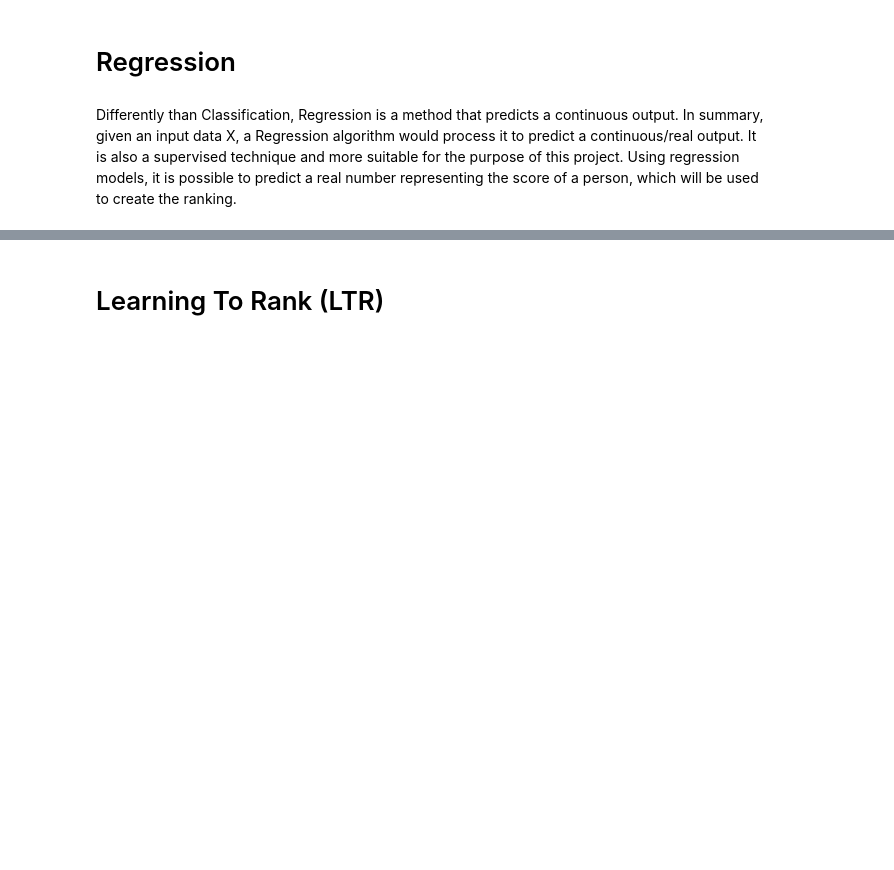
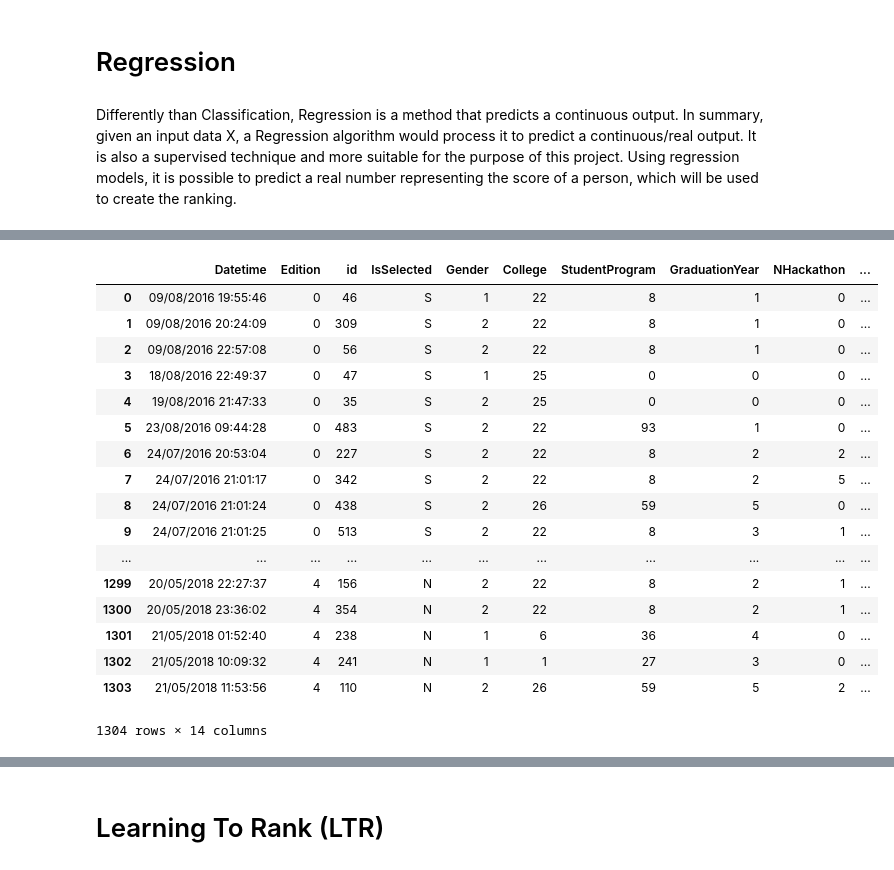
Before and after one commit to yurickyh/HackathonUSPRanking, a Jupyter notebook: HackathonUspRanking.ipynb, the cells around one changed output, grey strips where cells are left out. Cells and saved outputs as stored; diff of their text form; code cells hidden in the pictures; blank space fills up the shorter version.

```diff
--- a/HackathonUspRanking.ipynb
+++ b/HackathonUspRanking.ipynb
@@ -8,0 +45,28 @@ Differently than Classification, Regression is a method that predicts a continuo
+# %%
+# Using LabelEncoder to convert categorical variables to numerical
+categorical_variables = ('Edition','Gender','College','StudentProgram','Role','HasTeam','GraduationYear')
+for variable in categorical_variables:
+    # creating instance of labelencoder
+    labelencoder = LabelEncoder()
+    # Assigning numerical values and storing in another column
+    registrations[variable] = labelencoder.fit_transform(registrations[variable])
+registrations
+# %% [output]
+|  | Datetime | Edition | id | IsSelected | Gender | College | StudentProgram | GraduationYear | NHackathon | ... |
+| 0 | 09/08/2016 19:55:46 | 0 | 46 | S | 1 | 22 | 8 | 1 | 0 | ... |
+| 1 | 09/08/2016 20:24:09 | 0 | 309 | S | 2 | 22 | 8 | 1 | 0 | ... |
+| 2 | 09/08/2016 22:57:08 | 0 | 56 | S | 2 | 22 | 8 | 1 | 0 | ... |
+| 3 | 18/08/2016 22:49:37 | 0 | 47 | S | 1 | 25 | 0 | 0 | 0 | ... |
+| 4 | 19/08/2016 21:47:33 | 0 | 35 | S | 2 | 25 | 0 | 0 | 0 | ... |
+| 5 | 23/08/2016 09:44:28 | 0 | 483 | S | 2 | 22 | 93 | 1 | 0 | ... |
+| 6 | 24/07/2016 20:53:04 | 0 | 227 | S | 2 | 22 | 8 | 2 | 2 | ... |
+| 7 | 24/07/2016 21:01:17 | 0 | 342 | S | 2 | 22 | 8 | 2 | 5 | ... |
+| 8 | 24/07/2016 21:01:24 | 0 | 438 | S | 2 | 26 | 59 | 5 | 0 | ... |
+| 9 | 24/07/2016 21:01:25 | 0 | 513 | S | 2 | 22 | 8 | 3 | 1 | ... |
+| ... | ... | ... | ... | ... | ... | ... | ... | ... | ... | ... |
+| 1299 | 20/05/2018 22:27:37 | 4 | 156 | N | 2 | 22 | 8 | 2 | 1 | ... |
+| 1300 | 20/05/2018 23:36:02 | 4 | 354 | N | 2 | 22 | 8 | 2 | 1 | ... |
+| 1301 | 21/05/2018 01:52:40 | 4 | 238 | N | 1 | 6 | 36 | 4 | 0 | ... |
+| 1302 | 21/05/2018 10:09:32 | 4 | 241 | N | 1 | 1 | 27 | 3 | 0 | ... |
+| 1303 | 21/05/2018 11:53:56 | 4 | 110 | N | 2 | 26 | 59 | 5 | 2 | ... |
+1304 rows × 14 columns
```
Also changed, not shown: parts of 12 cells of this notebook.
